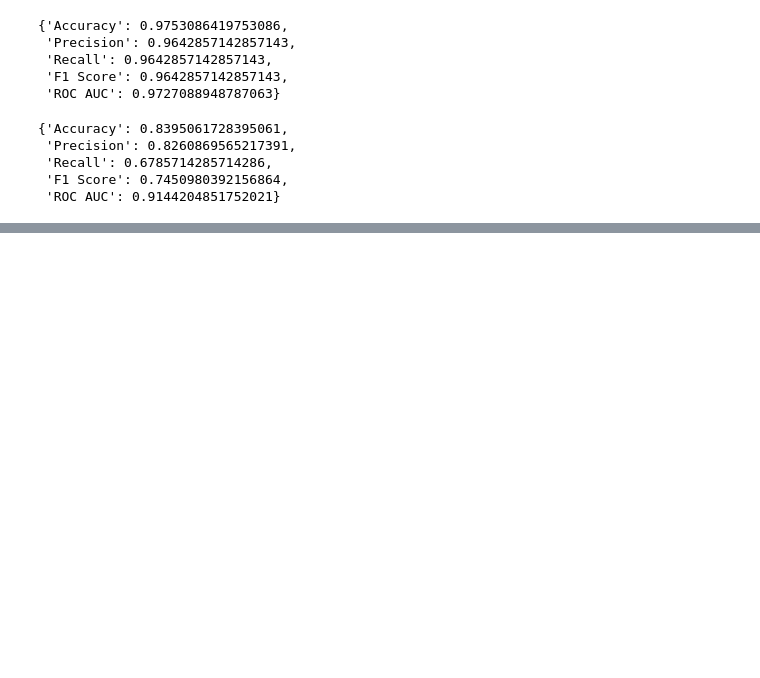
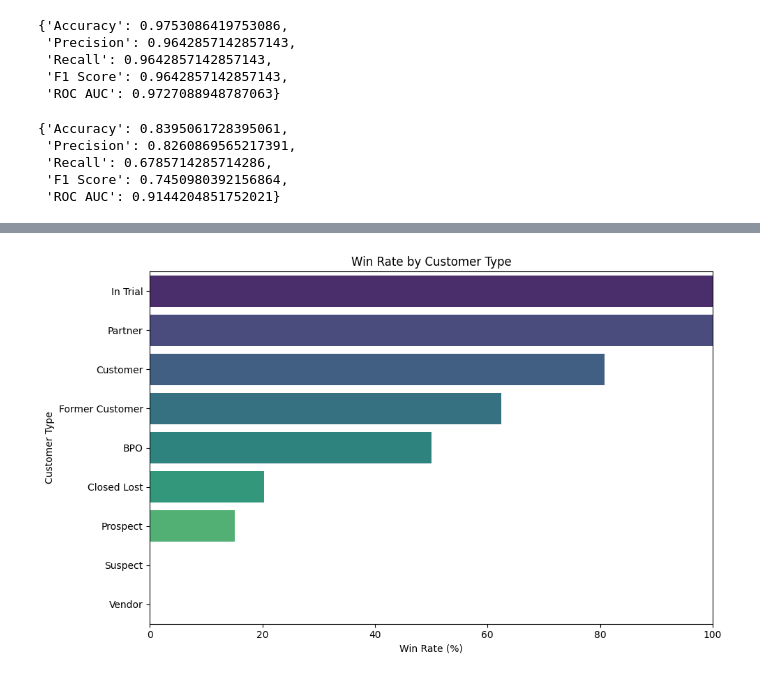
Before and after one commit to rroshann/ML_midterm_project, a Jupyter notebook: notebooks/Roshan/modeling_final.ipynb, the cells around one changed output, grey strips where cells are left out. Drawn from its saved outputs; the diff is of its cells as text; code cells hidden in the pictures; blank space fills up the shorter version.

```diff
--- a/notebooks/Roshan/modeling_final.ipynb
+++ b/notebooks/Roshan/modeling_final.ipynb
@@ -874,3 +875,12 @@ logreg_metrics
  'Recall': 0.6785714285714286,
  'F1 Score': 0.7450980392156864,
  'ROC AUC': 0.9144204851752021}
+# %%
+df2 = binary_df.copy()
+# %%
+# Group by 'Type' and show counts of Target_Won values (0 and 1)
+type_target_distribution = df2.groupby('Type')['Target_Won'].value_counts(dropna=False).unstack(fill_value=0)
+type_target_distribution.columns = ['Lost (0)', 'Won (1)']
+type_target_distribution.reset_index(inplace=True)
+
+type_target_distribution
@@ -876,0 +898,24 @@ logreg_metrics
+# %%
+# Calculate win rate per Type
+type_target_distribution['Total'] = type_target_distribution['Lost (0)'] + type_target_distribution['Won (1)']
+type_target_distribution['Win Rate (%)'] = (type_target_distribution['Won (1)'] / type_target_distribution['Total']) * 100
+
+# Sort by win rate for clearer plotting
+type_target_distribution_sorted = type_target_distribution.sort_values(by='Win Rate (%)', ascending=False)
+
+# Plot win rates
+plt.figure(figsize=(10, 6))
+sns.barplot(
+    data=type_target_distribution_sorted,
+    x='Win Rate (%)',
+    y='Type',
+    palette='viridis'
+)
+plt.title('Win Rate by Customer Type')
+plt.xlabel('Win Rate (%)')
+plt.ylabel('Customer Type')
+plt.xlim(0, 100)
+plt.tight_layout()
+plt.show()
+# %% [output]
+[figure, added]
```
Also changed, not shown: parts of 9 cells of this notebook, 4 other files.
